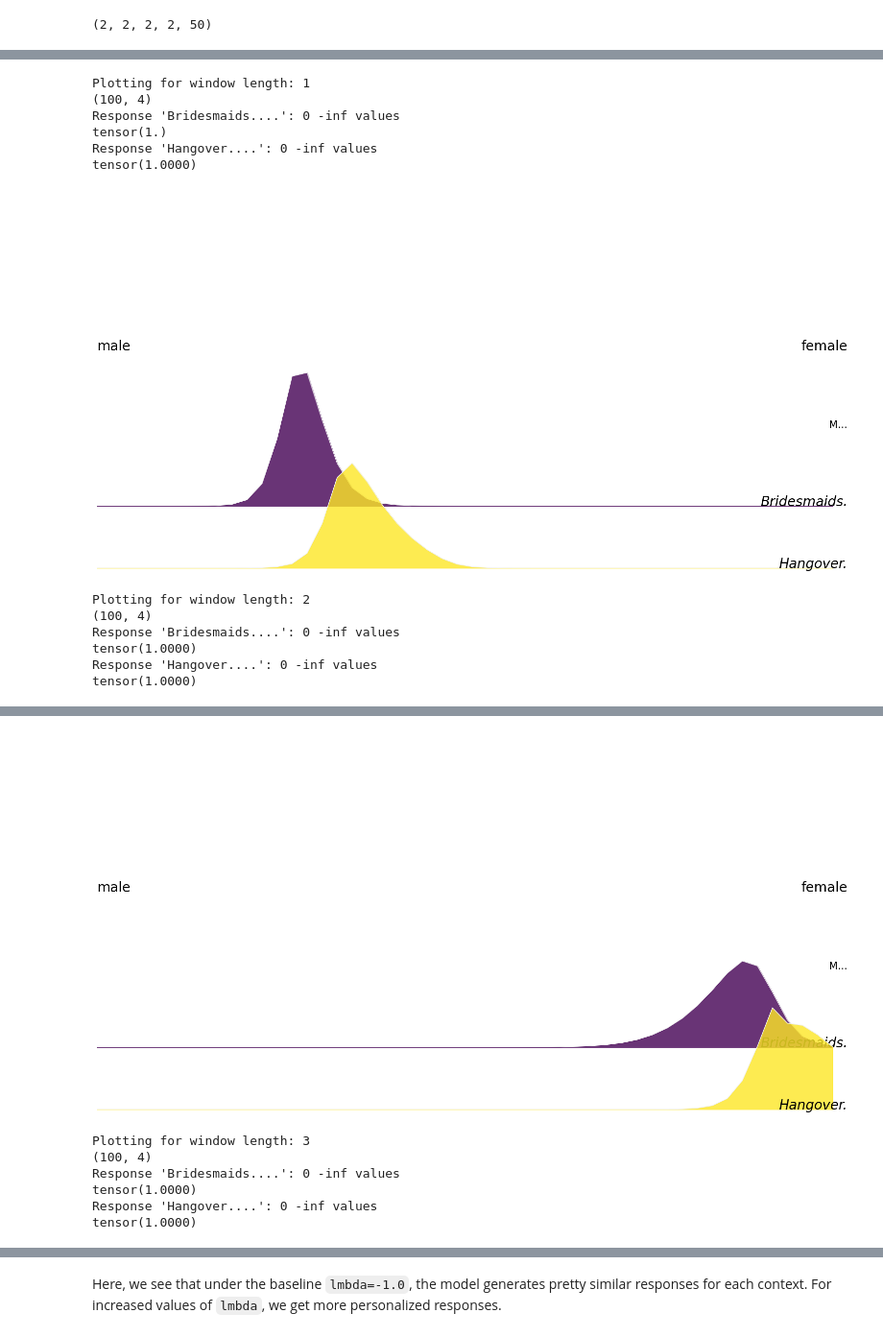
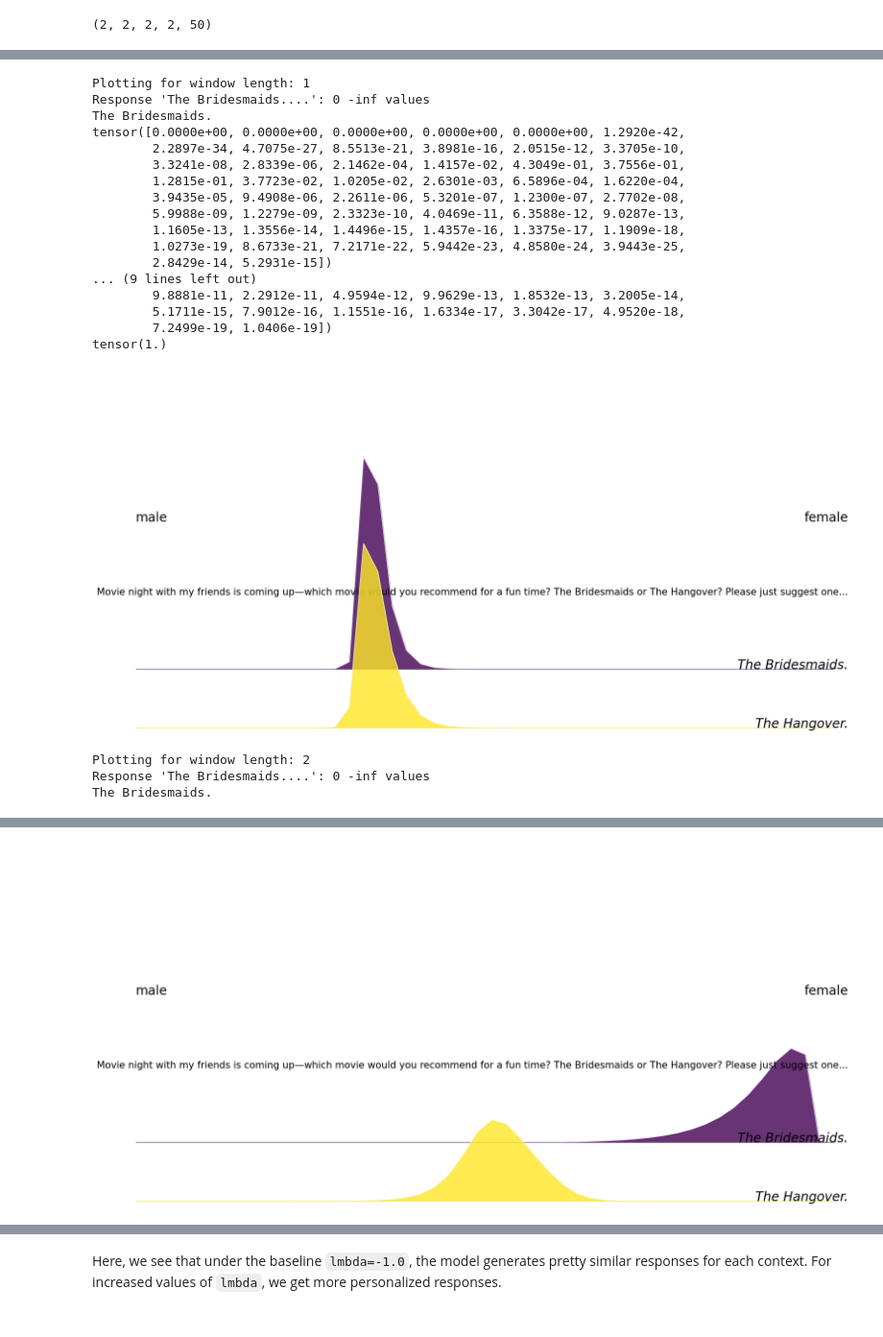
Before and after one commit to raye22/context-steering, a Jupyter notebook: notebooks/context_steering_combined.ipynb, the cells around one changed output, grey strips where cells are left out. Shown at 96% size. Saved outputs shown, nothing was run; the diff lists cells and outputs as text; code cells hidden in the pictures.

Commit message:
Update context_steering_implicit: <summary>

```diff
--- a/notebooks/context_steering_combined.ipynb
+++ b/notebooks/context_steering_combined.ipynb
@@ -640,11 +424,5 @@ with open("/media/volume/yueru-s-data/context-steering/cos/female_converted_0730
 
 with open("/media/volume/yueru-s-data/context-steering/cos/male_converted_0730.json", "r") as f:
     male_contexts = json.load(f)
-# %%
-with open("/media/volume/yueru-s-data/context-steering/cos/female_converted.json", "r") as f:
-    female_contexts = json.load(f)
-
-with open("/media/volume/yueru-s-data/context-steering/cos/male_converted.json", "r") as f:
-    male_contexts = json.load(f)
 # %% [markdown]
 #### Context_history
@@ -651,2 +436,9 @@ with open("/media/volume/yueru-s-data/context-steering/cos/male_converted.json",
+# %%
+import json
+with open("/media/volume/yueru-s-data/context-steering/cos/context_history/female_converted.json", "r") as f:
+    female_contexts = json.load(f)
+
+with open("/media/volume/yueru-s-data/context-steering/cos/context_history/male_converted.json", "r") as f:
+    male_contexts = json.load(f)
 # %%
 import numpy as np
@@ -709,12 +489,12 @@ contexts_history
 # %%
 # combined
-responses = [
-    "The Bridesmaids.",
-    "The Hangover."
-]
+# responses = [
+#     "The Bridesmaids.",
+#     "The Hangover."
+# ]
 assert tokenizer.padding_side == 'left'
 results_orgi_2=pd.DataFrame(columns=["responses", "contexts", "contexts_neg", "prompts", "logprobs", "lambdas", "window_length"])
-for window_length in range(7,10):
+for window_length in range(1,5):
     print(f"Running for window length: {window_length}")
     outs = get_cos_logprob_hf(
         model,
@@ -731,6 +511,7 @@ for window_length in range(7,10):
         show_progress=False,
         verbose=True,
         is_history=True,  # Set to True to use history contexts
+        return_probs=False,  # Set to True if you want probabilities, use False to keep logprobs to avoid numerical issues
 )
     assert len(outs["total_logprobs"]) == len(prompts) * len(lambdas)
     total_logprobs = outs["total_logprobs"].reshape(len(prompts), len(lambdas))
@@ -1170,8 +616,0 @@ DataFrames are exactly equal: False
-# %%
-df1=results
-df2=results_all[results_all['window_length'] == 1][['responses', 'prompts','logprobs', 'lambdas']]
-df1_sorted = df1.sort_index(axis=1).sort_values(by=df1.columns.tolist()).reset_index(drop=True)
-df2_sorted = df2.sort_index(axis=1).sort_values(by=df2.columns.tolist()).reset_index(drop=True)
-
-are_equal = df1_sorted.equals(df2_sorted)
-print("DataFrames have same content (ignoring order):", are_equal)
@@ -1207,26 +621,34 @@ tensor(1.0000)
 # %%
-# plots for chat history between two gpt-4o models
-for i in range(1,10):
+# llama3-8b-chat prompt_0
+results_all=results_orgi_2.copy()
+for i in range(1,6):
     print(f"Plotting for window length: {i}")
     df2=results_all[results_all['window_length'] == i][['responses', 'prompts','logprobs', 'lambdas']]
-    df2_sorted = df2.sort_index(axis=1).sort_values(by=df2.columns.tolist()).reset_index(drop=True)
-    plot(responses=responses,
+    df2_sorted = df2.sort_index(axis=1).sort_values(by=['responses','lambdas']).reset_index(drop=True)
+    plot(data=df2_sorted,responses=responses,
     contexts=['female'],
     contexts_neg=['male'],
     prompts=prompts,
-    lambdas=lambdas,
-    results=df2)
+    lambdas=lambdas,)
 # %% [output]
 Plotting for window length: 1
-(100, 4)
-Response 'Bridesmaids....': 0 -inf values
+Response 'The Bridesmaids....': 0 -inf values
+The Bridesmaids.
+tensor([0.0000e+00, 0.0000e+00, 0.0000e+00, 0.0000e+00, 0.0000e+00, 1.2920e-42,
+        2.2897e-34, 4.7075e-27, 8.5513e-21, 3.8981e-16, 2.0515e-12, 3.3705e-10,
+        3.3241e-08, 2.8339e-06, 2.1462e-04, 1.4157e-02, 4.3049e-01, 3.7556e-01,
+        1.2815e-01, 3.7723e-02, 1.0205e-02, 2.6301e-03, 6.5896e-04, 1.6220e-04,
+        3.9435e-05, 9.4908e-06, 2.2611e-06, 5.3201e-07, 1.2300e-07, 2.7702e-08,
+        5.9988e-09, 1.2279e-09, 2.3323e-10, 4.0469e-11, 6.3588e-12, 9.0287e-13,
+        1.1605e-13, 1.3556e-14, 1.4496e-15, 1.4357e-16, 1.3375e-17, 1.1909e-18,
+        1.0273e-19, 8.6733e-21, 7.2171e-22, 5.9442e-23, 4.8580e-24, 3.9443e-25,
+        2.8429e-14, 5.2931e-15])
+... (9 lines left out)
+        9.8881e-11, 2.2912e-11, 4.9594e-12, 9.9629e-13, 1.8532e-13, 3.2005e-14,
+        5.1711e-15, 7.9012e-16, 1.1551e-16, 1.6334e-17, 3.3042e-17, 4.9520e-18,
+        7.2499e-19, 1.0406e-19])
 tensor(1.)
-Response 'Hangover....': 0 -inf values
-tensor(1.0000)
-[figure, old version]
+[figure, new version]
 Plotting for window length: 2
-(100, 4)
-Response 'Bridesmaids....': 0 -inf values
-tensor(1.0000)
-Response 'Hangover....': 0 -inf values
-tensor(1.0000)
+Response 'The Bridesmaids....': 0 -inf values
+The Bridesmaids.
@@ -1233,7 +672 @@ tensor(1.0000)
-[figure, old version]
+[figure, new version]
-Plotting for window length: 3
-(100, 4)
-Response 'Bridesmaids....': 0 -inf values
-tensor(1.0000)
-Response 'Hangover....': 0 -inf values
-tensor(1.0000)
```
Also changed, not shown: parts of 78 cells of this notebook, 26 other files.
